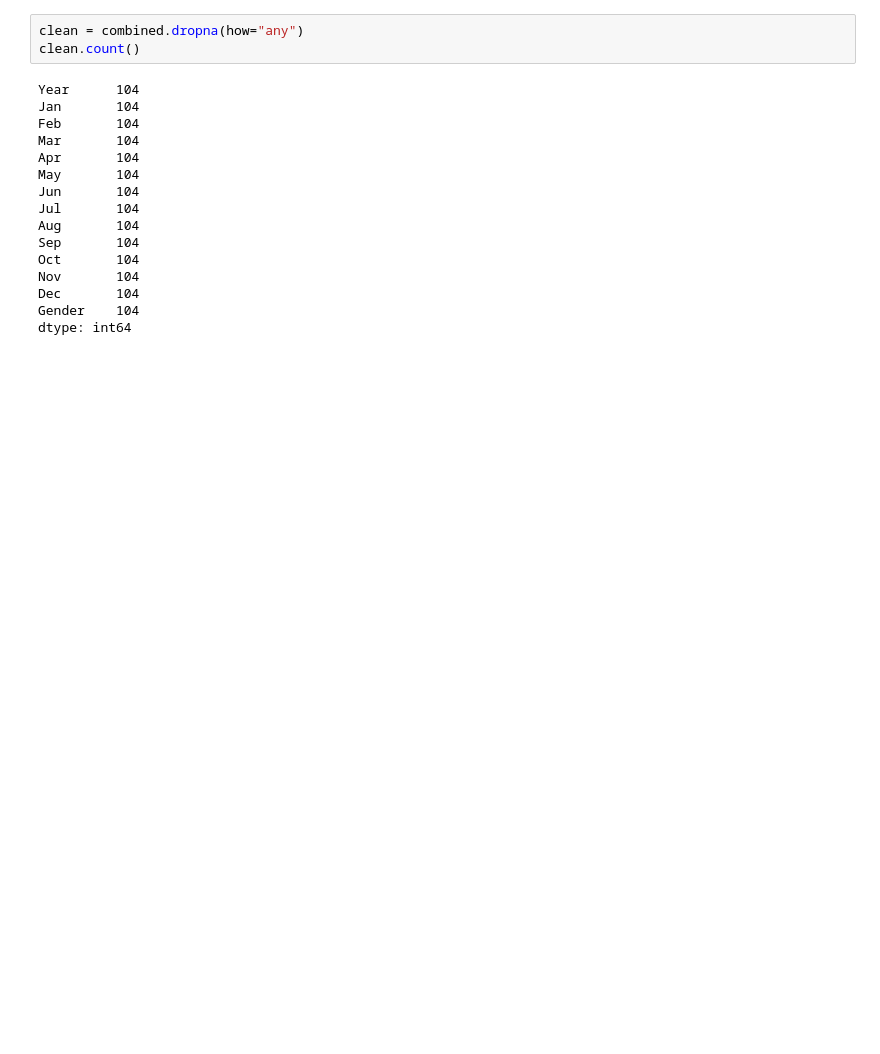
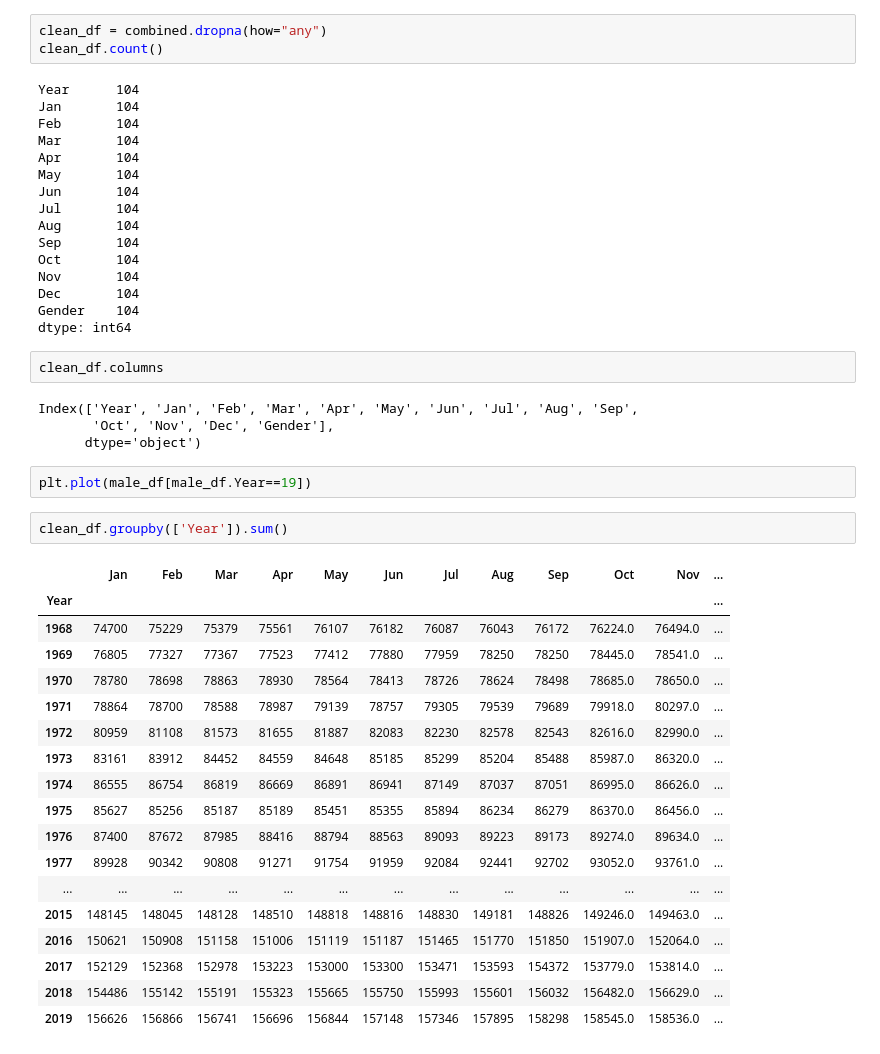
Before and after one commit to devindubin/ProjectOne, a Jupyter notebook: Lesly_work_G.ipynb, the cells around one changed output. Saved outputs shown, nothing was run; the diff lists cells and outputs as text; blank space fills up the shorter version.

```diff
--- a/Lesly_work_G.ipynb
+++ b/Lesly_work_G.ipynb
@@ -72,8 +81,8 @@ Dec       104
 Gender    106
 dtype: int64
 # %%
-clean = combined.dropna(how="any")
-clean.count()
+clean_df = combined.dropna(how="any")
+clean_df.count()
 # %% [output]
 Year      104
 Jan       104
@@ -90,3 +99,32 @@ Nov       104
 Dec       104
 Gender    104
 dtype: int64
+# %%
+clean_df.columns
+# %% [output]
+Index(['Year', 'Jan', 'Feb', 'Mar', 'Apr', 'May', 'Jun', 'Jul', 'Aug', 'Sep',
+       'Oct', 'Nov', 'Dec', 'Gender'],
+      dtype='object')
+# %%
+plt.plot(male_df[male_df.Year==19])
+# %%
+clean_df.groupby(['Year']).sum()
+# %% [output]
+|  | Jan | Feb | Mar | Apr | May | Jun | Jul | Aug | Sep | Oct | Nov | ... |
+| Year |  |  |  |  |  |  |  |  |  |  |  | ... |
+| 1968 | 74700 | 75229 | 75379 | 75561 | 76107 | 76182 | 76087 | 76043 | 76172 | 76224.0 | 76494.0 | ... |
+| 1969 | 76805 | 77327 | 77367 | 77523 | 77412 | 77880 | 77959 | 78250 | 78250 | 78445.0 | 78541.0 | ... |
+| 1970 | 78780 | 78698 | 78863 | 78930 | 78564 | 78413 | 78726 | 78624 | 78498 | 78685.0 | 78650.0 | ... |
+| 1971 | 78864 | 78700 | 78588 | 78987 | 79139 | 78757 | 79305 | 79539 | 79689 | 79918.0 | 80297.0 | ... |
+| 1972 | 80959 | 81108 | 81573 | 81655 | 81887 | 82083 | 82230 | 82578 | 82543 | 82616.0 | 82990.0 | ... |
+| 1973 | 83161 | 83912 | 84452 | 84559 | 84648 | 85185 | 85299 | 85204 | 85488 | 85987.0 | 86320.0 | ... |
+| 1974 | 86555 | 86754 | 86819 | 86669 | 86891 | 86941 | 87149 | 87037 | 87051 | 86995.0 | 86626.0 | ... |
+| 1975 | 85627 | 85256 | 85187 | 85189 | 85451 | 85355 | 85894 | 86234 | 86279 | 86370.0 | 86456.0 | ... |
+| 1976 | 87400 | 87672 | 87985 | 88416 | 88794 | 88563 | 89093 | 89223 | 89173 | 89274.0 | 89634.0 | ... |
+| 1977 | 89928 | 90342 | 90808 | 91271 | 91754 | 91959 | 92084 | 92441 | 92702 | 93052.0 | 93761.0 | ... |
+| ... | ... | ... | ... | ... | ... | ... | ... | ... | ... | ... | ... | ... |
+| 2015 | 148145 | 148045 | 148128 | 148510 | 148818 | 148816 | 148830 | 149181 | 148826 | 149246.0 | 149463.0 | ... |
+| 2016 | 150621 | 150908 | 151158 | 151006 | 151119 | 151187 | 151465 | 151770 | 151850 | 151907.0 | 152064.0 | ... |
+| 2017 | 152129 | 152368 | 152978 | 153223 | 153000 | 153300 | 153471 | 153593 | 154372 | 153779.0 | 153814.0 | ... |
+| 2018 | 154486 | 155142 | 155191 | 155323 | 155665 | 155750 | 155993 | 155601 | 156032 | 156482.0 | 156629.0 | ... |
+| 2019 | 156626 | 156866 | 156741 | 156696 | 156844 | 157148 | 157346 | 157895 | 158298 | 158545.0 | 158536.0 | ... |
```
Also changed, not shown: parts of 2 cells of this notebook.
